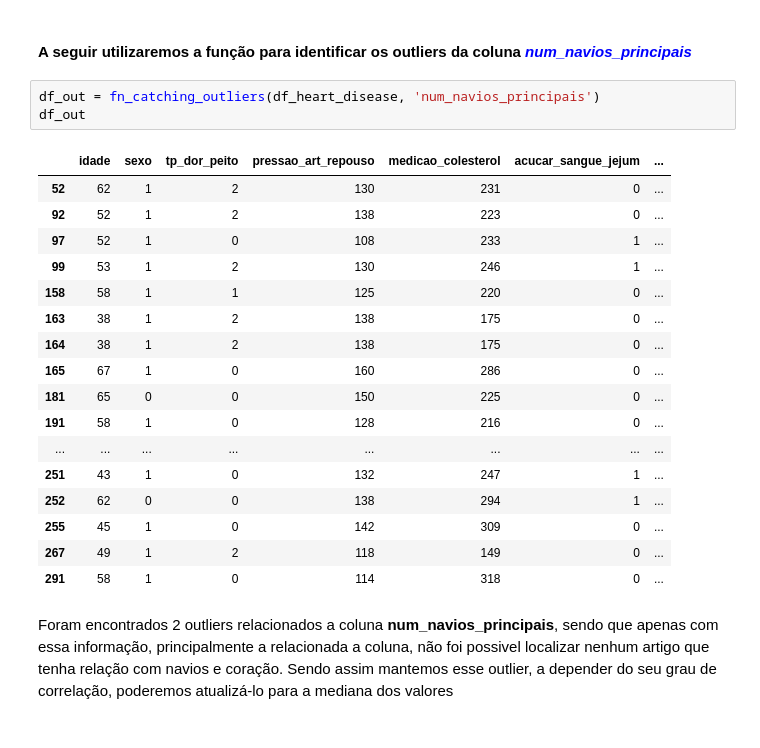
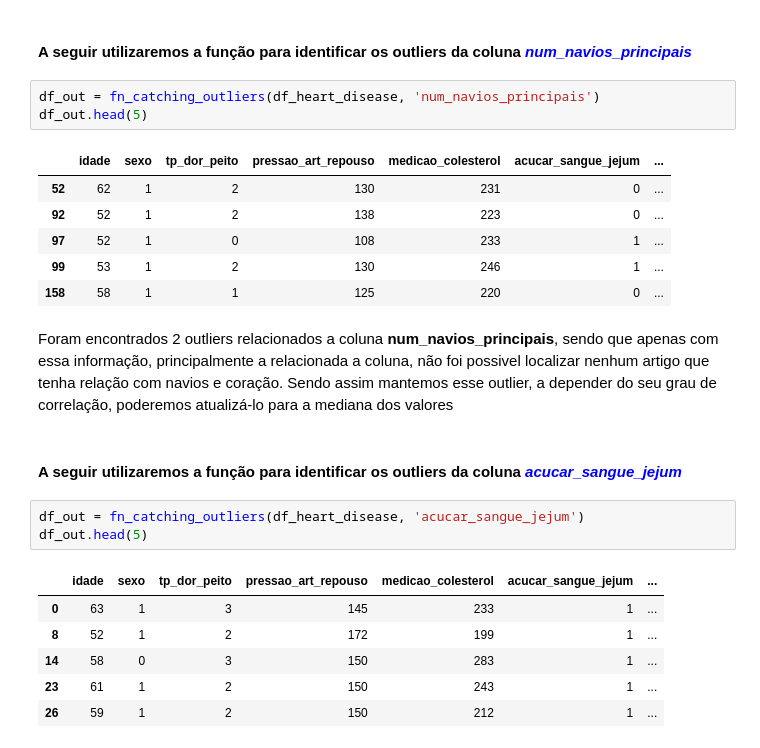
Before and after one commit to Joao-TheCosmosIsInfinite/Doenca_Cardiaca, a Jupyter notebook: nb_JoaoPaulo_Analise_Doenca_Cardiaca.ipynb, the cells around one changed output. Saved outputs shown, nothing was run; the diff lists cells and outputs as text.

```diff
--- a/nb_JoaoPaulo_Analise_Doenca_Cardiaca.ipynb
+++ b/nb_JoaoPaulo_Analise_Doenca_Cardiaca.ipynb
@@ -481,24 +515,25 @@ Name: disturbio_talassemia, dtype: float64
 <h4>A seguir utilizaremos a função para identificar os outliers da coluna <font color = 'blue'><i>num_navios_principais</i></font></h4>
 # %%
 df_out = fn_catching_outliers(df_heart_disease, 'num_navios_principais')
-df_out
+df_out.head(5)
 # %% [output]
 |  | idade | sexo | tp_dor_peito | pressao_art_repouso | medicao_colesterol | acucar_sangue_jejum | ... |
 | 52 | 62 | 1 | 2 | 130 | 231 | 0 | ... |
 | 92 | 52 | 1 | 2 | 138 | 223 | 0 | ... |
 | 97 | 52 | 1 | 0 | 108 | 233 | 1 | ... |
 | 99 | 53 | 1 | 2 | 130 | 246 | 1 | ... |
 | 158 | 58 | 1 | 1 | 125 | 220 | 0 | ... |
-| 163 | 38 | 1 | 2 | 138 | 175 | 0 | ... |
-| 164 | 38 | 1 | 2 | 138 | 175 | 0 | ... |
-| 165 | 67 | 1 | 0 | 160 | 286 | 0 | ... |
-| 181 | 65 | 0 | 0 | 150 | 225 | 0 | ... |
-| 191 | 58 | 1 | 0 | 128 | 216 | 0 | ... |
-| ... | ... | ... | ... | ... | ... | ... | ... |
-| 251 | 43 | 1 | 0 | 132 | 247 | 1 | ... |
-| 252 | 62 | 0 | 0 | 138 | 294 | 1 | ... |
-| 255 | 45 | 1 | 0 | 142 | 309 | 0 | ... |
-| 267 | 49 | 1 | 2 | 118 | 149 | 0 | ... |
-| 291 | 58 | 1 | 0 | 114 | 318 | 0 | ... |
 # %% [markdown]
 <p>Foram encontrados 2 outliers relacionados a coluna <b>num_navios_principais</b>, sendo que apenas com essa informação, principalmente a relacionada a coluna, não foi possivel localizar nenhum artigo que tenha relação com navios e coração. Sendo assim mantemos esse outlier, a depender do seu grau de correlação, poderemos atualizá-lo para a mediana dos valores</p>
+# %% [markdown]
+<h4>A seguir utilizaremos a função para identificar os outliers da coluna <font color = 'blue'><i>acucar_sangue_jejum</i></font></h4>
+# %%
+df_out = fn_catching_outliers(df_heart_disease, 'acucar_sangue_jejum')
+df_out.head(5)
+# %% [output]
+|  | idade | sexo | tp_dor_peito | pressao_art_repouso | medicao_colesterol | acucar_sangue_jejum | ... |
+| 0 | 63 | 1 | 3 | 145 | 233 | 1 | ... |
+| 8 | 52 | 1 | 2 | 172 | 199 | 1 | ... |
+| 14 | 58 | 0 | 3 | 150 | 283 | 1 | ... |
+| 23 | 61 | 1 | 2 | 150 | 243 | 1 | ... |
+| 26 | 59 | 1 | 2 | 150 | 212 | 1 | ... |
```
Also changed, not shown: parts of 90 cells of this notebook, 9 other files.
